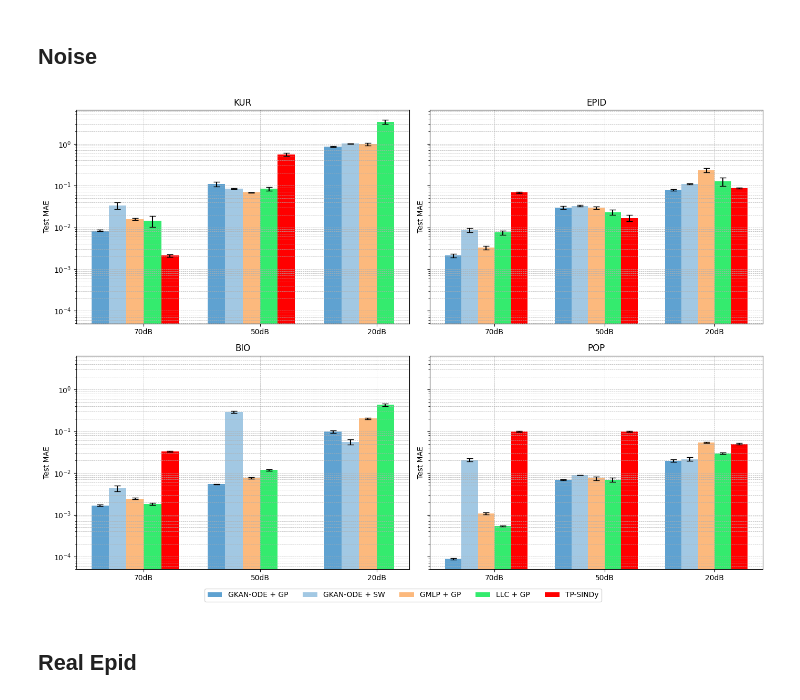
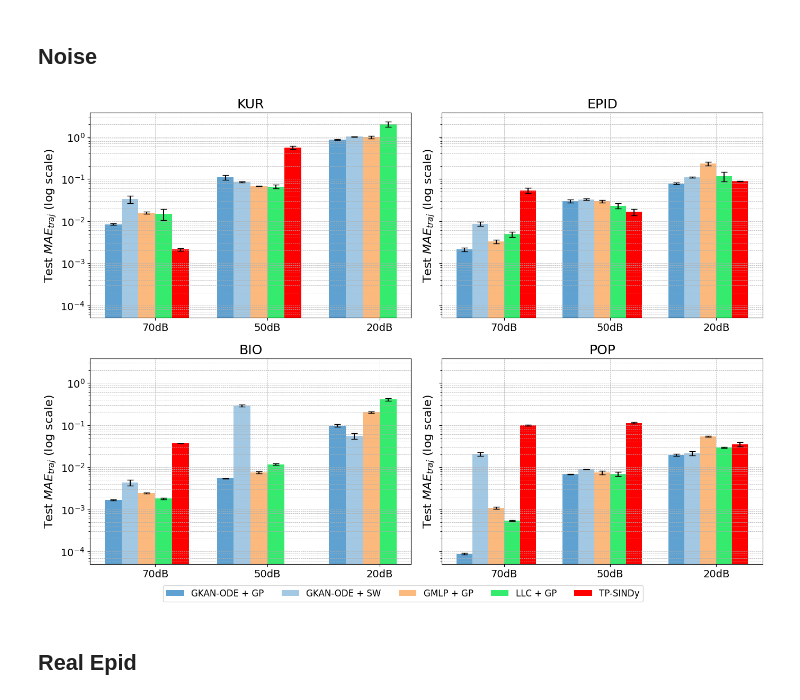
Before and after one commit to riccardocappi/Kan-for-Interpretable-Graph-Dynamics, a Jupyter notebook: plots.ipynb, the cells around one changed output. Cells and saved outputs as stored; diff of their text form; code cells hidden in the pictures.

```diff
--- a/plots.ipynb
+++ b/plots.ipynb
@@ -85,7 +94,7 @@ for i in range(len(dynamics)):
                  color='blue', label=None,
                  capsize=4)
     plt.text(gkan_params[i]*1.05, gkan_losses[i]*0.9, dynamics[i],
-             fontsize=9, color='blue')
+             fontsize=11, color='blue')
 
     # Plot MPNN (GMLP) with error bars
     plt.errorbar(mpnn_params[i], mpnn_losses[i],
@@ -93,7 +102,7 @@ for i in range(len(dynamics)):
                  color='orange', label=None,
                  capsize=4)
     plt.text(mpnn_params[i]*1.05, mpnn_losses[i]*0.9, dynamics[i],
-             fontsize=9, color='orange')
+             fontsize=11, color='orange')
 
     # LLC-GP with error bars
     plt.errorbar(llc_params[i], llc_losses[i],
@@ -101,7 +110,7 @@ for i in range(len(dynamics)):
                  color='green', label=None,
                  capsize=4)
     plt.text(llc_params[i]*1.05, llc_losses[i]*0.9, dynamics[i],
-             fontsize=9, color='green')
+             fontsize=11, color='green')
 
 # Add one legend entry for each model
 plt.errorbar([], [], color='blue', label='GKAN')
@@ -111,8 +120,13 @@ plt.errorbar([], [], color='green', label='LLC')
 plt.xscale('log')
 plt.yscale('log')
 plt.xlabel('Number of Parameters (log scale)')
-plt.ylabel('Test MAE (log scale)')
-plt.title('MAE vs. Number of Parameters')
+plt.ylabel(r'Test $MAE_{traj}$ (log scale)')
+plt.title(r'Test $MAE_{traj}$ vs. Number of Parameters')
+
+
+xticks = [5e2, 1e3, 5e3, 1e4]
+plt.xticks(xticks, [f"{int(x):,}" for x in xticks], rotation=45)
+
 plt.legend()
 plt.grid(True, which='both', ls='--', linewidth=0.5)
 plt.tight_layout()
@@ -207,8 +221,8 @@ ax.bar(x + offsets['TP-SINDy'], tpsindy_means, width, yerr=log_error_bars(tpsind
        label='TP-SINDy', color=colors["tss"][0], capsize=5)
 
 # Labels and formatting
-ax.set_ylabel('Test MAE (log scale)')
-ax.set_title('Test MAE Comparison (Mean ± Std)')
+ax.set_ylabel(r'Test $MAE_{traj}$ (log scale)')
+ax.set_title(r'Test $MAE_{traj}$ Comparison (Mean ± Std)')
 ax.set_xticks(x)
 ax.set_xticklabels(datasets)
 ax.set_yscale('log')
@@ -252,20 +266,20 @@ res_epid_mpnn_20db = load_res("./saved_models_optuna/model-epidemics-mpnn/epidem
 res_bio_mpnn_20db = load_res("./saved_models_optuna/model-biochemical-mpnn/biochemical_mpnn_ic1_s5_pd_mult_noise_20db_2/0/post_process_res_seed.json")
 res_pop_mpnn_20db = load_res("./saved_models_optuna/model-population-mpnn/population_mpnn_ic1_s5_pd_mult_noise_20db_2/0/post_process_res_seed.json")
 
-res_kur_llc_70db = load_res("./saved_models_optuna/model-kuramoto-llc/kuramoto_llc_70db_3/0/post_process_res.json")
-res_epid_llc_70db = load_res("./saved_models_optuna/model-epidemics-llc/epidemics_llc_70db_3/0/post_process_res.json")
-res_bio_llc_70db = load_res("./saved_models_optuna/model-biochemical-llc/biochemical_llc_70db_3/0/post_process_res.json")
-res_pop_llc_70db = load_res("./saved_models_optuna/model-population-llc/population_llc_70db_3/0/post_process_res.json")
+res_kur_llc_70db = load_res("./saved_models_optuna/model-kuramoto-llc/kuramoto_llc_70db_3/0/post_process_res_seed.json")
+res_epid_llc_70db = load_res("./saved_models_optuna/model-epidemics-llc/epidemics_llc_70db_3/0/post_process_res_seed.json")
+res_bio_llc_70db = load_res("./saved_models_optuna/model-biochemical-llc/biochemical_llc_70db_3/0/post_process_res_seed.json")
+res_pop_llc_70db = load_res("./saved_models_optuna/model-population-llc/population_llc_70db_3/0/post_process_res_seed.json")
 
-res_kur_llc_50db = load_res("./saved_models_optuna/model-kuramoto-llc/kuramoto_llc_50db_3/0/post_process_res.json")
-res_epid_llc_50db = load_res("./saved_models_optuna/model-epidemics-llc/epidemics_llc_50db_3/0/post_process_res.json")
-res_bio_llc_50db = load_res("./saved_models_optuna/model-biochemical-llc/biochemical_llc_50db_3/0/post_process_res.json")
-res_pop_llc_50db = load_res("./saved_models_optuna/model-population-llc/population_llc_50db_3/0/post_process_res.json")
+res_kur_llc_50db = load_res("./saved_models_optuna/model-kuramoto-llc/kuramoto_llc_50db_3/0/post_process_res_seed.json")
+res_epid_llc_50db = load_res("./saved_models_optuna/model-epidemics-llc/epidemics_llc_50db_3/0/post_process_res_seed.json")
+res_bio_llc_50db = load_res("./saved_models_optuna/model-biochemical-llc/biochemical_llc_50db_3/0/post_process_res_seed.json")
+res_pop_llc_50db = load_res("./saved_models_optuna/model-population-llc/population_llc_50db_3/0/post_process_res_seed.json")
 
-res_kur_llc_20db = load_res("./saved_models_optuna/model-kuramoto-llc/kuramoto_llc_20db/0/post_process_res.json")
-res_epid_llc_20db = load_res("./saved_models_optuna/model-epidemics-llc/epidemics_llc_20db_3/0/post_process_res.json")
-res_bio_llc_20db = load_res("./saved_models_optuna/model-biochemical-llc/biochemical_llc_20db_3/0/post_process_res.json")
-res_pop_llc_20db = load_res("./saved_models_optuna/model-population-llc/population_llc_20db_3/0/post_process_res.json")
+res_kur_llc_20db = load_res("./saved_models_optuna/model-kuramoto-llc/kuramoto_llc_20db_3/0/post_process_res_seed.json")
+res_epid_llc_20db = load_res("./saved_models_optuna/model-epidemics-llc/epidemics_llc_20db_3/0/post_process_res_seed.json")
+res_bio_llc_20db = load_res("./saved_models_optuna/model-biochemical-llc/biochemical_llc_20db_3/0/post_process_res_seed.json")
+res_pop_llc_20db = load_res("./saved_models_optuna/model-population-llc/population_llc_20db_3/0/post_process_res_seed.json")
 
 
 res_kur_gkan_noise = [
@@ -473,35 +487,35 @@ for ax, (dyn, data) in zip(axes, dynamics_data.items()):
             x_plot + i*width - width*len(methods)/2,
             means, width,
             yerr=stds,
             color=colors[method],
             capsize=4,
             label=pretty_names[method]
         )
 
         # store one handle per method (to avoid duplicates)
         if method not in handles_dict:
             handles_dict[method] = bars[0]
 
     ax.set_xticks(x)
     ax.set_xticklabels([f"{s}dB" for s in snr_levels[:n_levels]])
     ax.set_title(dyn)
     ax.set_yscale('log')
-    ax.set_ylabel("Test MAE")
+    ax.set_ylabel(r"Test $MAE_{traj}$ (log scale)")
     ax.grid(True, which="both", ls="--", linewidth=0.5)
 
 # global legend above plots
 fig.legend(
     handles=[handles_dict[m] for m in methods if m in handles_dict],
     labels=[pretty_names[m] for m in methods if m in handles_dict],
     loc="lower center",
     ncol=len(methods),
     bbox_to_anchor=(0.5, -0.03)
 )
 
 plt.tight_layout(rect=[0, 0, 1, 0.95])  # leave space for legend
 plt.show()
 # %% [output]
-[figure, old version]
+[figure, new version]
 # %% [markdown]
 ## Real Epid
 # %%
```
Also changed, not shown: parts of 44 cells of this notebook, 11 other files.
